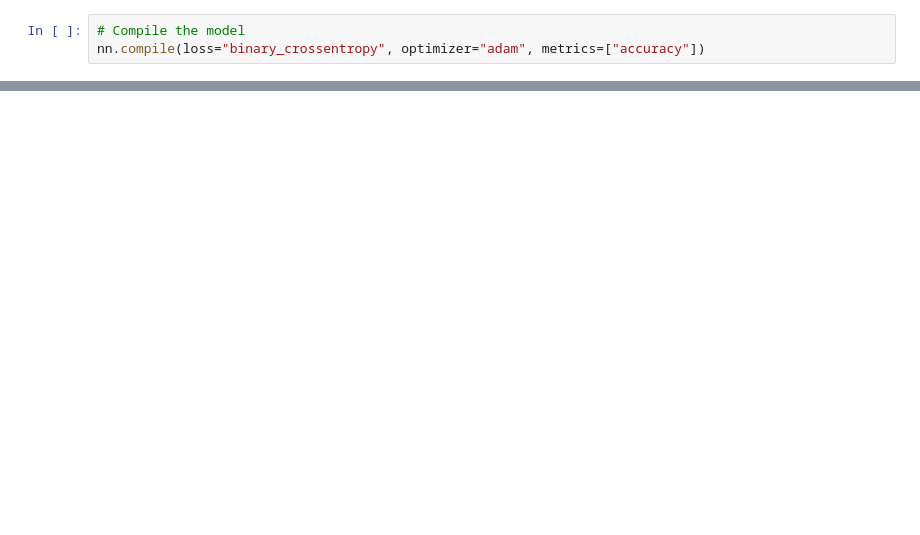
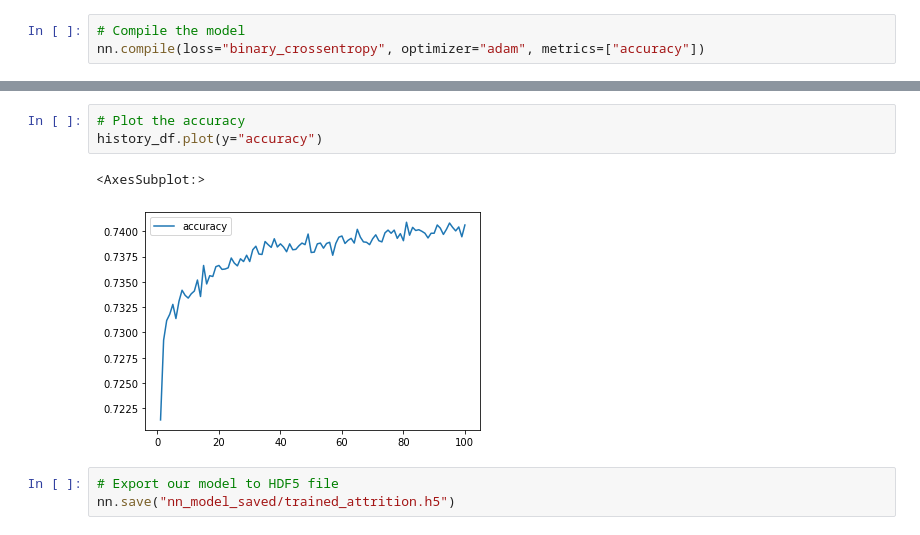
Before and after one commit to jj2773/Neural_Network_Charity_Analysis, a Jupyter notebook: AlphabetSoupCharity.ipynb, the cells around one changed output, grey strips where cells are left out. Drawn from its saved outputs; the diff is of its cells as text; blank space fills up the shorter version.

```diff
--- a/AlphabetSoupCharity.ipynb
+++ b/AlphabetSoupCharity.ipynb
@@ -266,0 +294,9 @@ Loss: 0.6239960789680481, Accuracy: 0.649329423904419
+# %%
+# Plot the accuracy
+history_df.plot(y="accuracy")
+# %% [output]
+<AxesSubplot:>
+[figure, added]
+# %%
+# Export our model to HDF5 file
+nn.save("nn_model_saved/trained_attrition.h5")
```
Also changed, not shown: parts of 16 cells of this notebook, 37 other files.
